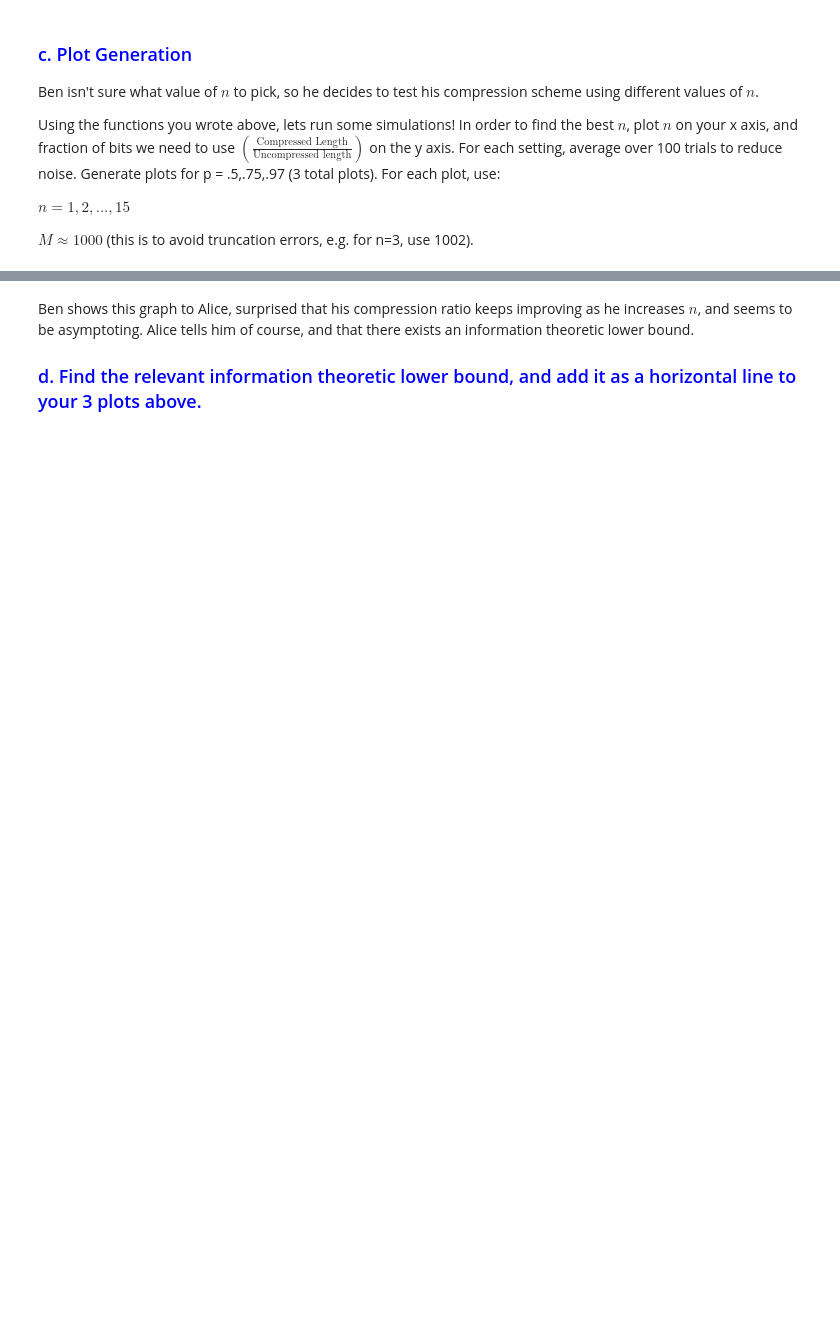
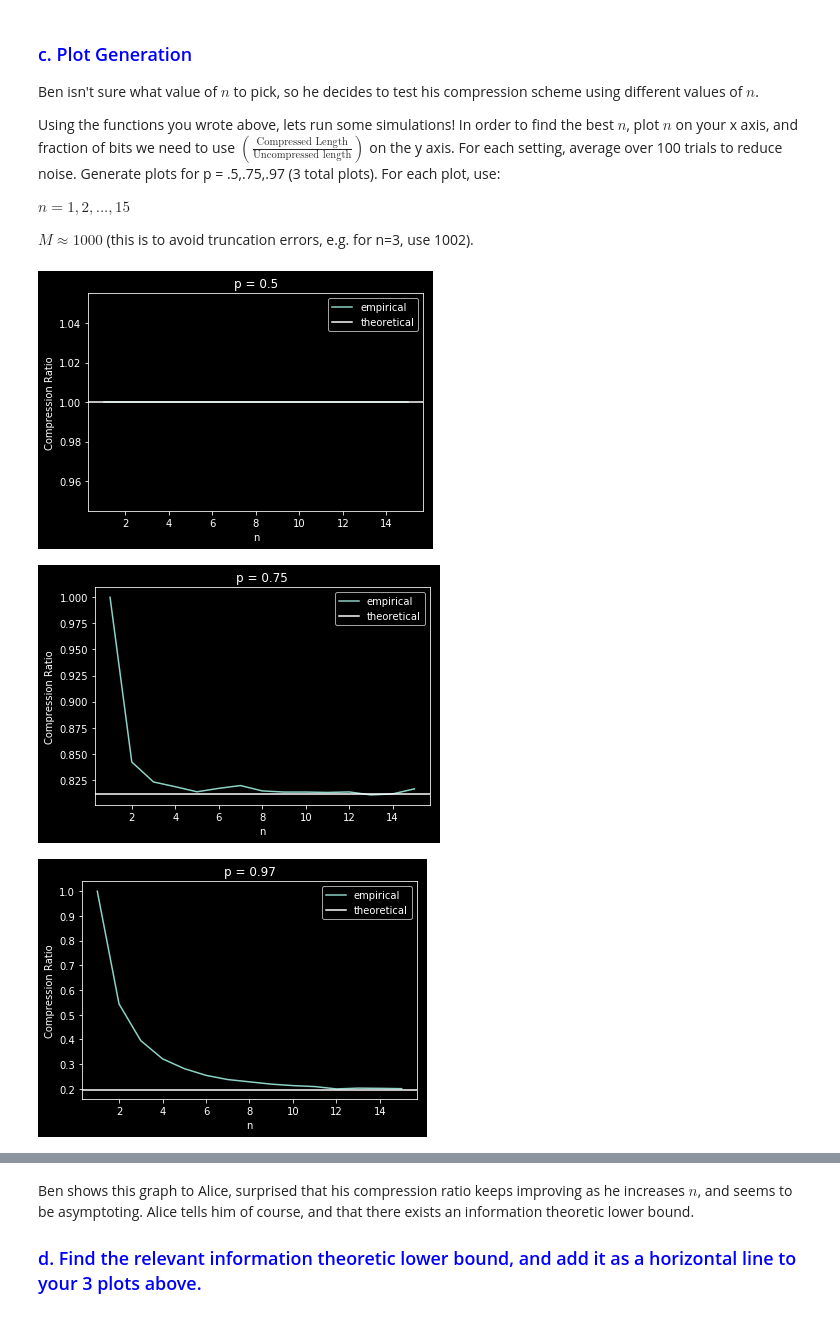
Before and after one commit to triyangle/EECS-126, a Jupyter notebook: lab/LAB04/LAB04_Entropy.ipynb, the cells around one changed output, grey strips where cells are left out. Drawn from its saved outputs; the diff is of its cells as text; code cells hidden in the pictures; blank space fills up the shorter version.

Commit message:
plot some graphs

```diff
--- a/lab/LAB04/LAB04_Entropy.ipynb
+++ b/lab/LAB04/LAB04_Entropy.ipynb
@@ -139,7 +135,7 @@ $M \approx 1000$ (this is to avoid truncation errors, e.g. for n=3, use 1002).
 ### Your beautiful simulation code here
 
 p_list = [0.5, 0.75, .97] #coin '1' bias
-nVals = range(1,15) #encode n coin flips
+nVals = range(1,16) #encode n coin flips
 
 numFlips = 1000
 numTrials = 100
@@ -148,11 +144,25 @@ averageCompression = []
 for i in range(len(p_list)):
     p = p_list[i]
     for n in nVals:
+        # print('n:', n)
+        # print('p:', p)
         probDict = generateProbabilities(p,n)
 
         flip2huff = HuffEncode(probDict)
 
+        total_fraction = 0
+
         numFlipsP = ((numFlips-1)//n + 1) * n # to prevent truncation in the encoding
+
         for _ in range(numTrials):
             ### your code here
-            pass
+            flips = ''
+            for i in range(numFlipsP):
+                flips += '1' if random.random() < p else '0'
+
+            compressed = encode_string(flips, flip2huff, n)
+
+            fraction = len(compressed) / numFlipsP
+            total_fraction += fraction
+
+        averageCompression.append(total_fraction / numTrials)
@@ -160,0 +169,17 @@ for i in range(len(p_list)):
+# %%
+### Plot the three graphs here
+plt.style.use('dark_background')
+
+for i in range(len(p_list)):
+    plt.figure()
+    p = p_list[i]
+    plt.title('p = ' + str(p))
+    plt.xlabel('n')
+    plt.ylabel('Compression Ratio')
+    plt.plot(nVals, averageCompression[i * len(nVals) : (i + 1) * len(nVals)], label='empirical')
+    plt.axhline(y=entropy(p), label='theoretical')
+    plt.legend()
+# %% [output]
+[figure, added]
+[figure, added]
+[figure, added]
```
Also changed, not shown: parts of 7 cells of this notebook.
